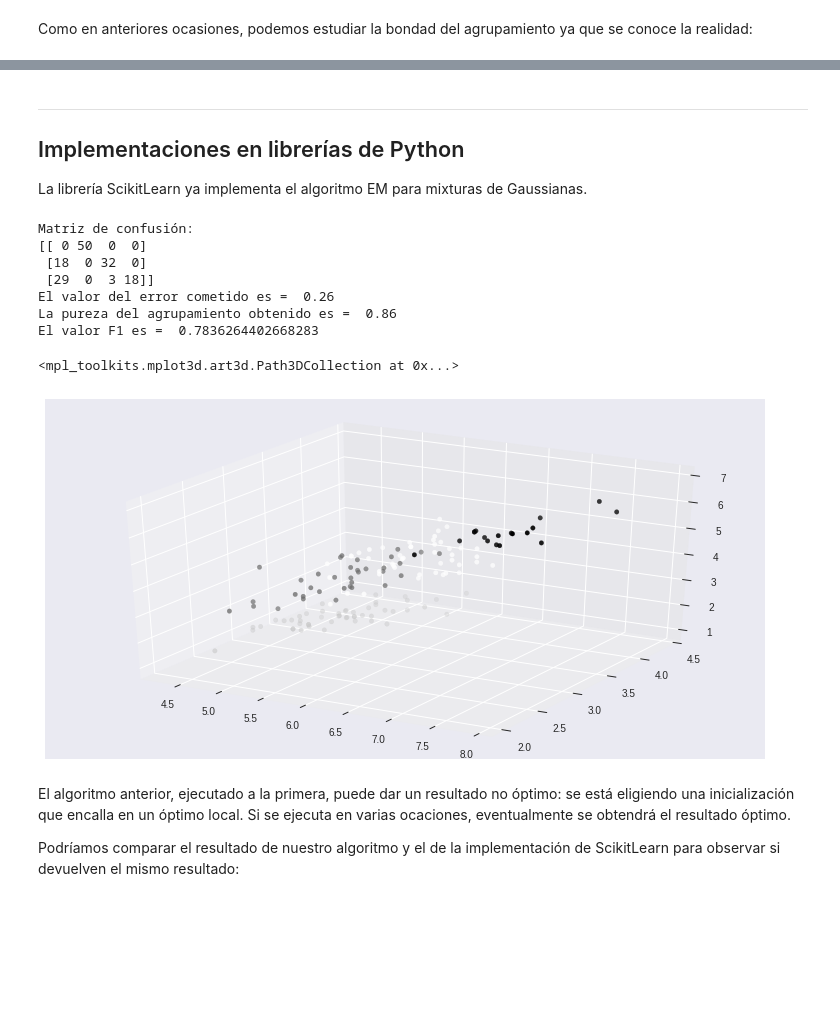
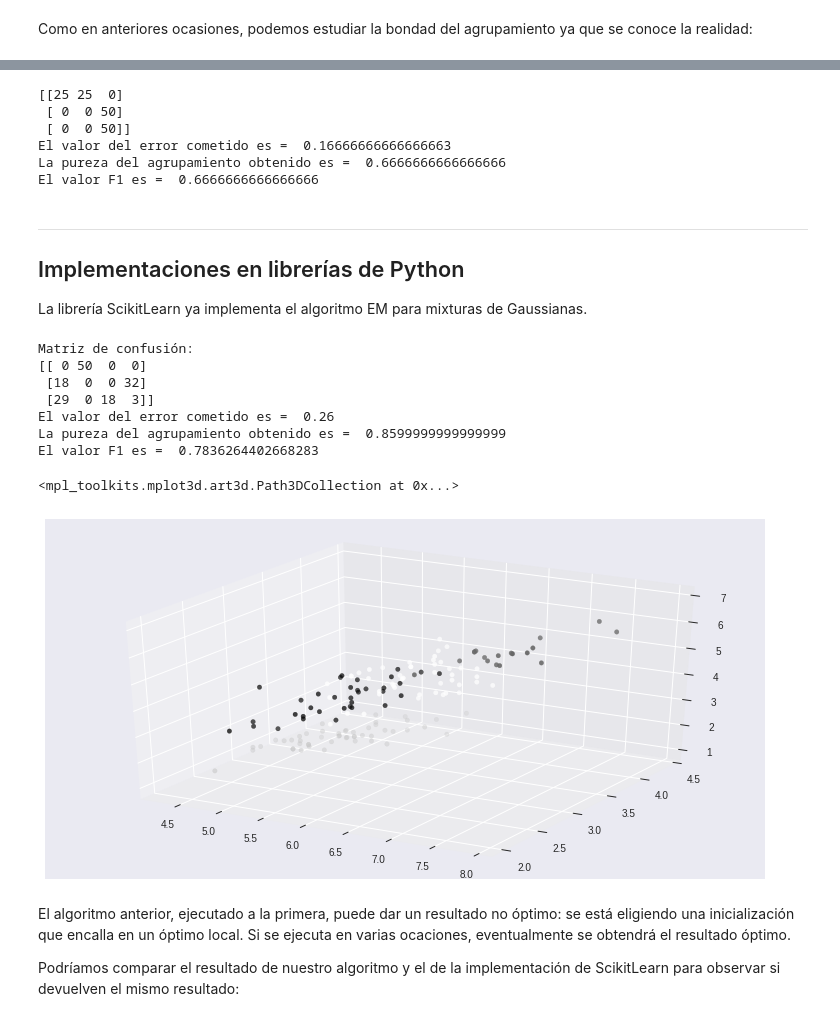
Before and after one commit to CarmenRaposo/06MAIR-Aprendizaje-No-Supervisado-Trabajo-Final, a Jupyter notebook: Trabajo Final/Trabajo_Final-agrupado.ipynb, the cells around one changed output, grey strips where cells are left out. Cells and saved outputs as stored; diff of their text form; code cells hidden in the pictures; blank space fills up the shorter version.

```diff
--- a/Trabajo Final/Trabajo_Final-agrupado.ipynb
+++ b/Trabajo Final/Trabajo_Final-agrupado.ipynb
@@ -48,0 +88,7 @@ Aplicaremos los siguientes 5 algoritmos para resolver el problema:
+# %%
+metricas_evaluacion=[]
+for i in range(20):
+    metricas_evaluacion.append([])
+    for j in range(2):
+        metricas_evaluacion[i].append(None)
+print(metricas_evaluacion)
@@ -209,6 +218,15 @@ print('El valor del error cometido es = ', medida_error(mC_sk))
 print('La pureza del agrupamiento obtenido es = ', medida_pureza(mC_sk))
 print('El valor F1 es = ', medida_f1(mC_sk))
 
+######
+#Guardamos las métricas en la matriz de métricas:
+metricas_evaluacion[0][0]="Kmean medida error"
+metricas_evaluacion[0][1]=medida_error(mC_sk)
+metricas_evaluacion[1][0]="Kmean pureza del agrupamiento"
+metricas_evaluacion[1][1]=medida_pureza(mC_sk)
+metricas_evaluacion[2][0]="Kmean F1"
+metricas_evaluacion[2][1]=medida_f1(mC_sk)
+
 # Ver asignaciones finales
 fig = plt.figure(figsize=(10,5))
 ax = Axes3D(fig)
@@ -465,3 +428,17 @@ El valor F1 es =  0.9264828738512949
+# %%
+mC = matriz_confusion(Dy,Dyp)
+
+print(mC)
+print('El valor del error cometido es = ', medida_error(mC))
+print('La pureza del agrupamiento obtenido es = ', medida_pureza(mC))
+print('El valor F1 es = ', medida_f1(mC))
+# %% [output]
+[[25 25  0]
+ [ 0  0 50]
+ [ 0  0 50]]
+El valor del error cometido es =  0.16666666666666663
+La pureza del agrupamiento obtenido es =  0.6666666666666666
+El valor F1 es =  0.6666666666666666
 # %% [markdown]
 <hr>
 <h2>Implementaciones en librerías de Python</h2>
@@ -470,36 +447,46 @@ La librería ScikitLearn ya implementa el algoritmo EM para mixturas de Gaussian
 # %%
 from sklearn.mixture import GaussianMixture
 
 # Se inicializa el método con el número de clústeres (componentes) a buscar
 modelo = GaussianMixture(n_components = 4, max_iter = 200)
 # Se aprende el modelo
 modelo = modelo.fit(Dx)
 # Se predicen las asignaciones a clústeres
 Dyp_sk = modelo.predict(Dx)
 
 # Medimos el rendimiento del algoritmo de ScikitLearn
 mC_sk = matriz_confusion(Dy,Dyp_sk)
 
 print('Matriz de confusión:')
 print(mC_sk)
 print('El valor del error cometido es = ', medida_error(mC_sk))
 print('La pureza del agrupamiento obtenido es = ', medida_pureza(mC_sk))
 print('El valor F1 es = ', medida_f1(mC_sk))
 
+
+######
+#Guardamos las métricas en la matriz de métricas:
+metricas_evaluacion[3][0]="Mixturas medida error"
+metricas_evaluacion[3][1]=medida_error(mC_sk)
+metricas_evaluacion[4][0]="Mixturas pureza del agrupamiento"
+metricas_evaluacion[4][1]=medida_pureza(mC_sk)
+metricas_evaluacion[5][0]="Mixturas F1"
+metricas_evaluacion[5][1]=medida_f1(mC_sk)
+
 # Ver asignaciones finales
 fig = plt.figure(figsize=(10,5))
 ax = Axes3D(fig)
 ax.scatter(Dx[:,0],Dx[:,1],Dx[:,2], c=Dyp_sk)
 # %% [output]
 Matriz de confusión:
 [[ 0 50  0  0]
- [18  0 32  0]
- [29  0  3 18]]
+ [18  0  0 32]
+ [29  0 18  3]]
 El valor del error cometido es =  0.26
-La pureza del agrupamiento obtenido es =  0.86
+La pureza del agrupamiento obtenido es =  0.8599999999999999
 El valor F1 es =  0.7836264402668283
 <mpl_toolkits.mplot3d.art3d.Path3DCollection at 0x...>
-[figure, old version]
+[figure, new version]
 # %% [markdown]
 
 El algoritmo anterior, ejecutado a la primera, puede dar un resultado no óptimo: se está eligiendo una inicialización que encalla en un óptimo local. Si se ejecuta en varias ocaciones, eventualmente se obtendrá el resultado óptimo.
```
Also changed, not shown: parts of 24 cells of this notebook.
